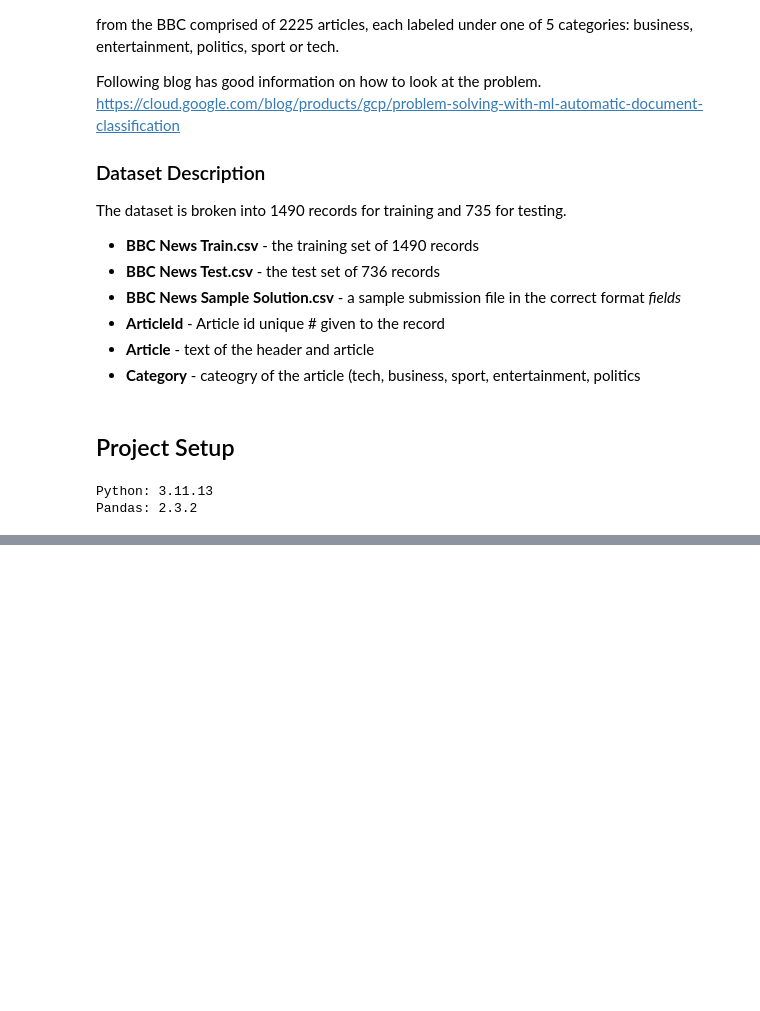
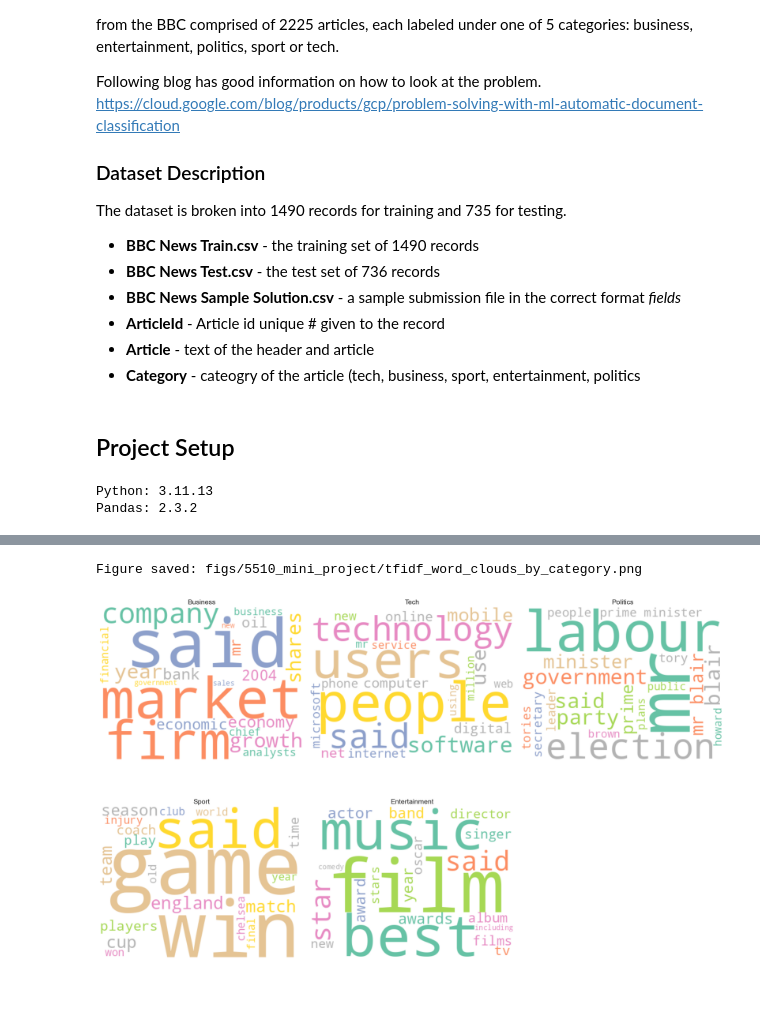
Before and after one commit to sean-coffey/ml-course-work, a Jupyter notebook: 5510_module4_mini_project.ipynb, the cells around one changed output, grey strips where cells are left out. Drawn from its saved outputs; the diff is of its cells as text; code cells hidden in the pictures; blank space fills up the shorter version.

```diff
--- a/5510_module4_mini_project.ipynb
+++ b/5510_module4_mini_project.ipynb
@@ -148,0 +279,57 @@ train shape: (1490, 3), test shape: (735, 2)
+# %%
+# For fun, let's also look at word clouds for each category
+num_words = 20 # how many top words to show per category in the clouds
+
+# Get top TF-IDF words for each category
+category_word_scores = {}
+
+for category, category_id in category_to_id.items():
+    # Get TF-IDF scores for this category
+    category_mask = train['CategoryID'] == category_id
+    category_features = features[category_mask]
+    # Calculate mean TF-IDF score for each word in this category
+    mean_scores = np.array(category_features.mean(axis=0)).flatten()
+    # Get top words by TF-IDF score
+    top_indices = mean_scores.argsort()[-num_words:][::-1]  # Top num_words in descending order
+    top_words_tfidf = []
+    for idx in top_indices:
+        word = feature_names[idx]
+        score = mean_scores[idx]
+        top_words_tfidf.append((word, score))
+        #print(f"{len(top_words_tfidf):2d}. {word:15s} ({score:.4f})")
+
+    category_word_scores[category] = top_words_tfidf
+
+# Create word clouds from TF-IDF scores
+fig, axes = plt.subplots(2, 3, figsize=(18, 12))
+axes = axes.flatten()
+
+for i, (category, word_scores) in enumerate(category_word_scores.items()):
+    if i < len(axes):
+        # Create word frequency dictionary (use TF-IDF scores as weights)
+        word_freq = {word: score*1000 for word, score in word_scores}  # Scale scores
+
+        # Generate word cloud
+        wordcloud = WordCloud(
+            width=400,
+            height=300,
+            background_color='white',
+            max_words=50,
+            colormap='Set2',
+            prefer_horizontal=0.7
+        ).generate_from_frequencies(word_freq)
+        # Plot
+        axes[i].imshow(wordcloud, interpolation='bilinear')
+        axes[i].set_title(f'{category.capitalize()}')
+        axes[i].axis('off')
+
+# Hide unused subplot
+if len(category_word_scores) < len(axes):
+    axes[-1].axis('off')
+
+plt.tight_layout()
+save_figure("tfidf_word_clouds_by_category")
+plt.show()
+# %% [output]
+Figure saved: figs/5510_mini_project/tfidf_word_clouds_by_category.png
+[figure, added]
```
Also changed, not shown: parts of 15 cells of this notebook, 2 other files.
